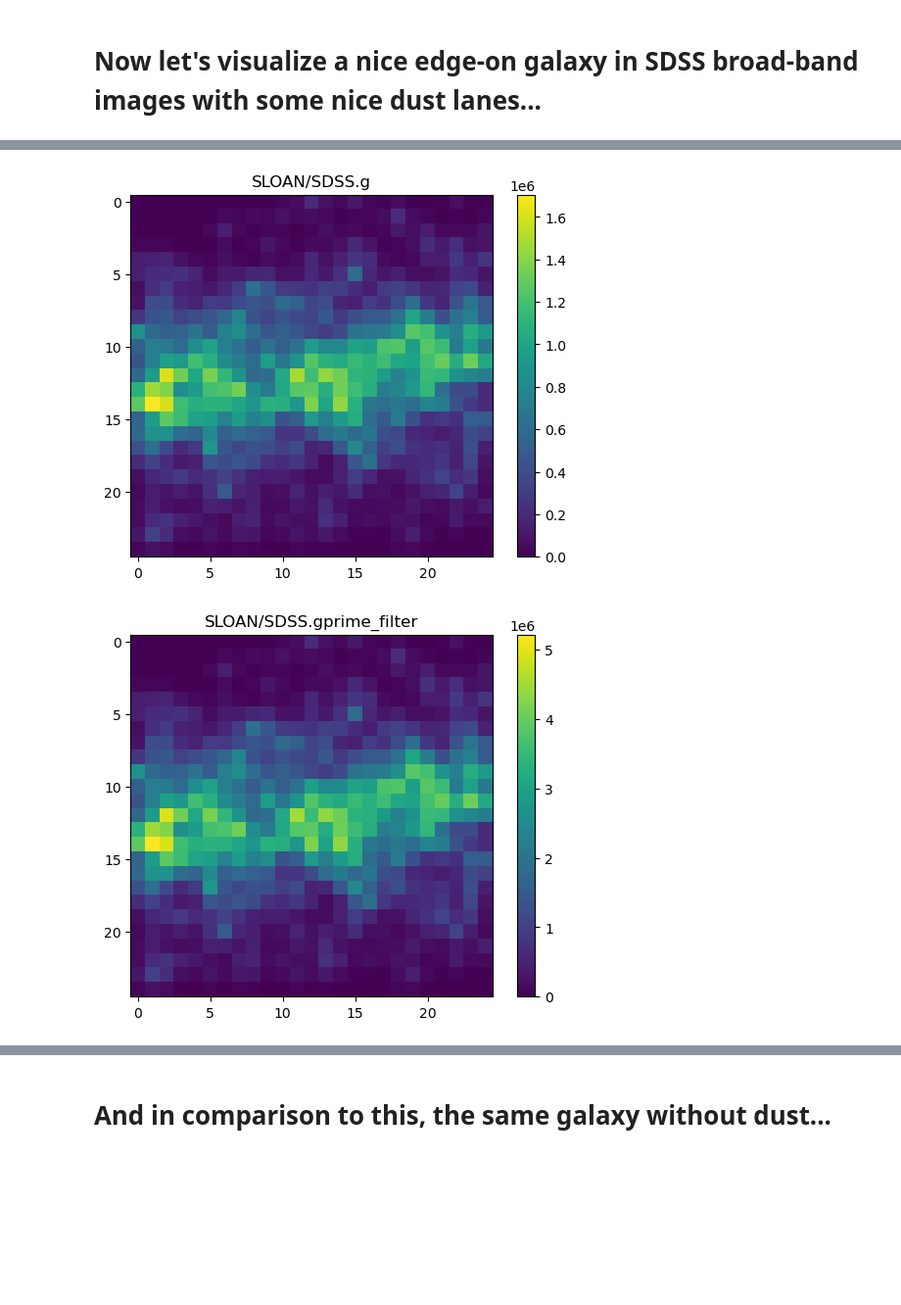
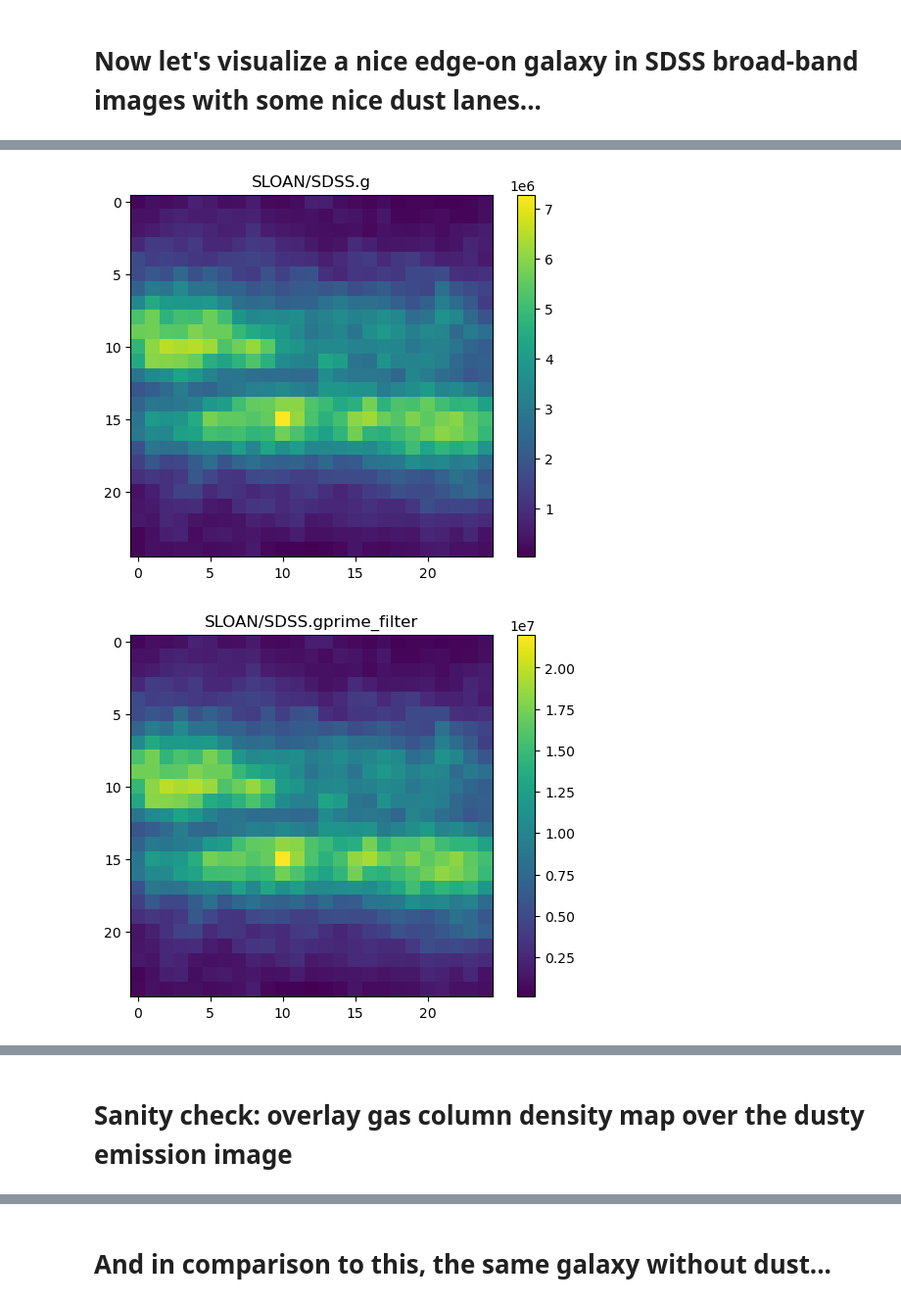
Before and after one commit to ufuk-cakir/rubix, a Jupyter notebook: notebooks/dust_extinction.ipynb, the cells around one changed output, grey strips where cells are left out. Shown at 98% size. Drawn from its saved outputs; the diff is of its cells as text; code cells hidden in the pictures; blank space fills up the shorter version.

```diff
--- a/notebooks/dust_extinction.ipynb
+++ b/notebooks/dust_extinction.ipynb
@@ -155,6 +155,10 @@ We see, as expected, the impact of dust is most important for short wavelength,
 We now turn to running the RUBIX pipeline with dust included. For this, we first need to setup the config accordingly. That is as easy as replacing `"pipeline":{"name": "calc_ifu"}` with `"pipeline":{"name": "calc_dusty_ifu"}` in the config.
 
 In order to comapre a dusty and non dusty IFU cube, we first run a normal RUBIX pipeline.
+# %%
+import os
+os.environ["SPS_HOME"] = '/Users/buck/Documents/Nexus/codes/fsps'
+ILLUSTRIS_API_KEY = 'c0112e1fa11489ef0e6164480643d1c8'
 # %%
 #NBVAL_SKIP
 
@@ -289,7 +293,7 @@ config = {
 
         "subset": {
             "use_subset": True,
-            "subset_size": 5000,
+            "subset_size": 50000,
         },
     },
     "simulation": {
@@ -382,9 +386,9 @@ curves = load_filter("SLOAN")
 wave = pipe.telescope.wave_seq
 filters,images = curves.apply_filter_curves(rubixdata_dust.stars.datacube, wave).values()
 
-for i,name in zip(images, filters):
+for i_dust,name in zip(images, filters):
     plt.figure()
-    plt.imshow(i)
+    plt.imshow(i_dust)
     plt.colorbar()
     plt.title(name)
 # %% [output]
@@ -392,3 +396,3 @@ for i,name in zip(images, filters):
 [figure]
-[figure, old version]
+[figure, new version]
-[figure, old version]
+[figure, new version]
@@ -400,0 +405,2 @@ for i,name in zip(images, filters):
+# %% [markdown]
+# Sanity check: overlay gas column density map over the dusty emission image
```
Also changed, not shown: parts of 9 cells of this notebook, 3 other files.
